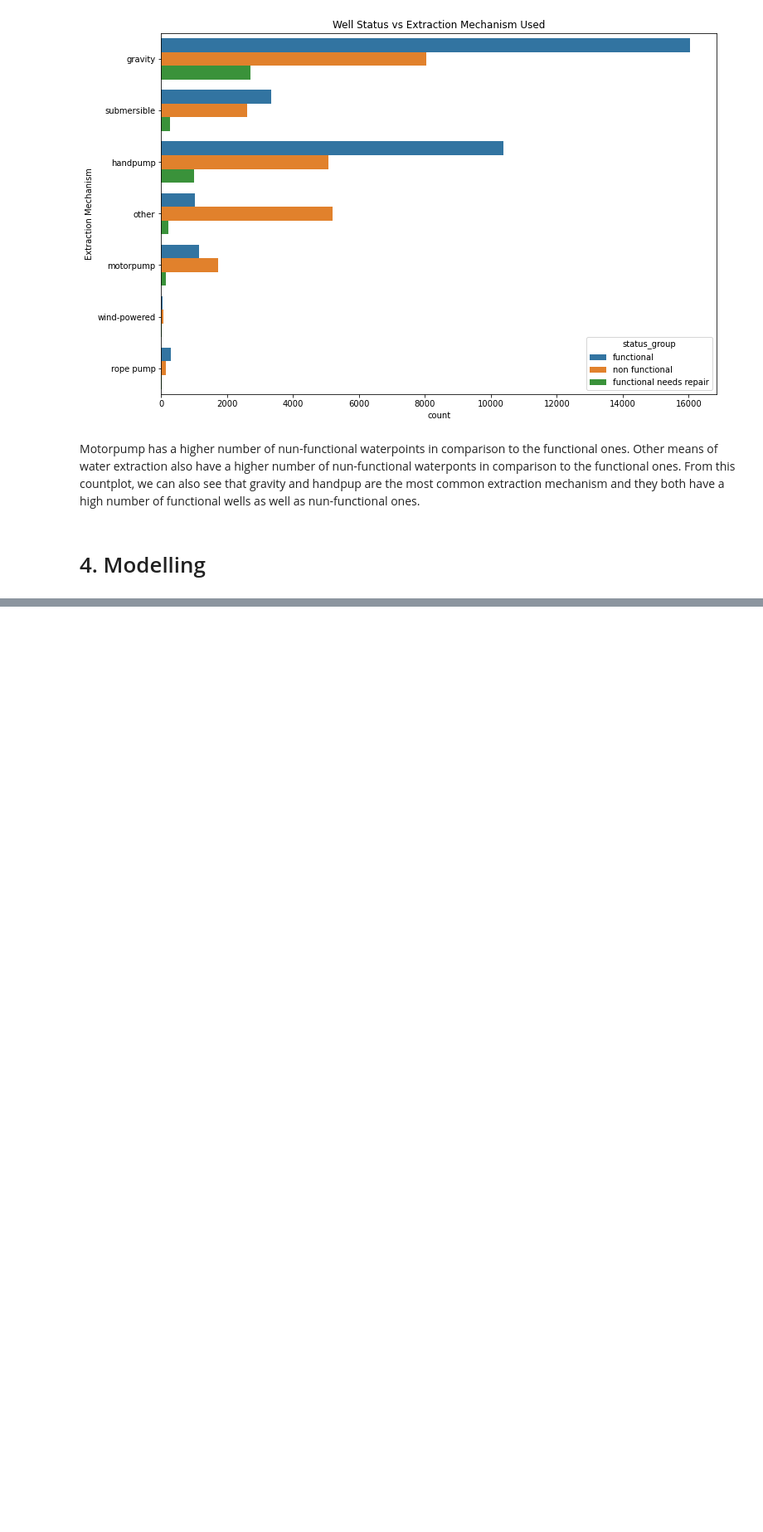
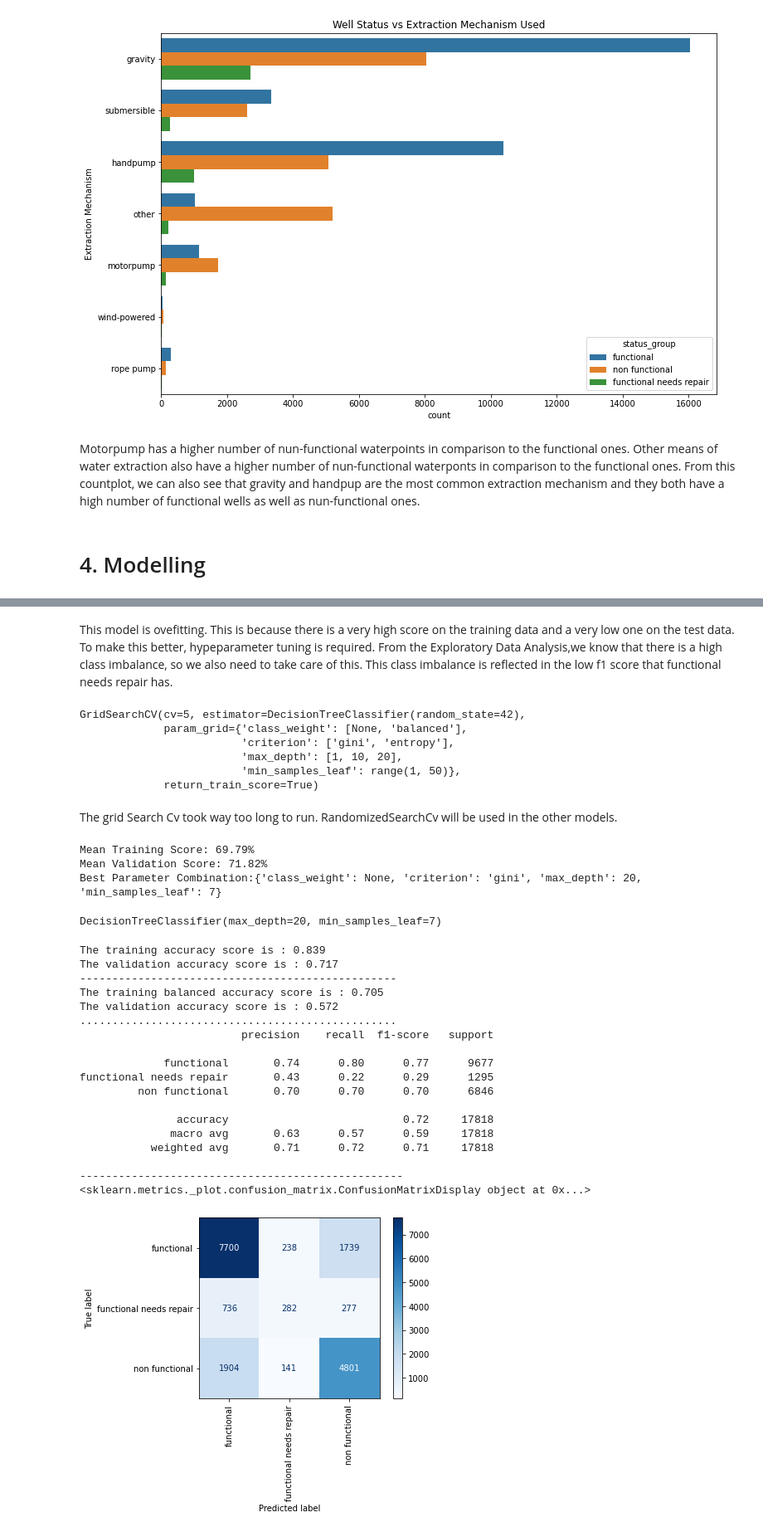
Before and after one commit to OswaldCc/Tanzania-Water-Pump-Status-Prediction, a Jupyter notebook: Tanzania Water Pump Status.ipynb, the cells around one changed output, grey strips where cells are left out. Shown at 83% size. Saved outputs shown, nothing was run; the diff lists cells and outputs as text; code cells hidden in the pictures; blank space fills up the shorter version.

```diff
--- a/Tanzania Water Pump Status.ipynb
+++ b/Tanzania Water Pump Status.ipynb
@@ -648,0 +865,69 @@ Motorpump has a higher number of nun-functional waterpoints in comparison to the
+# %% [markdown]
+This model is ovefitting. This is because there is a very high score on the training data and a very low one on the test data. To make this better, hypeparameter tuning is required. From the Exploratory Data Analysis,we know that there is a high class imbalance, so we also need to take care of this. This class imbalance is reflected in the low f1 score that functional needs repair has.
+# %%
+#specifying tuning parameters
+
+tuning_parameters= {
+            'criterion' : ['gini', 'entropy'],
+            'max_depth': [1,10,20],
+            'min_samples_leaf' : range(1,50),
+            'class_weight' : [None, 'balanced']
+        }
+# %%
+#Instantiating GridSearchCV
+dt_grid_search = GridSearchCV(estimator = baseline, param_grid = tuning_parameters, cv = 5,  return_train_score = True)
+#Fitting
+dt_grid_search.fit(preprocessed_train, y_train)
+# %% [output]
+GridSearchCV(cv=5, estimator=DecisionTreeClassifier(random_state=42),
+             param_grid={'class_weight': [None, 'balanced'],
+                         'criterion': ['gini', 'entropy'],
+                         'max_depth': [1, 10, 20],
+                         'min_samples_leaf': range(1, 50)},
+             return_train_score=True)
+# %% [markdown]
+The grid Search Cv took way too long to run. RandomizedSearchCv will be used in the other models.
+# %%
+grid_search_training_score = dt_grid_search.cv_results_['mean_train_score'].mean()
+
+# Mean test score
+grid_serch_validation_score = dt_grid_search.score(preprocessed_test, y_test)
+
+print(f"Mean Training Score: {grid_search_training_score :.2%}")
+print(f"Mean Validation Score: {grid_serch_validation_score :.2%}")
+print(f"Best Parameter Combination:{dt_grid_search.best_params_}")
+# %% [output]
+Mean Training Score: 69.79%
+Mean Validation Score: 71.82%
+Best Parameter Combination:{'class_weight': None, 'criterion': 'gini', 'max_depth': 20, 'min_samples_leaf': 7}
+# %%
+#Instantiating model with the best parameters
+
+tuned_dt= DecisionTreeClassifier(criterion='gini', max_depth=20,min_samples_leaf=7,class_weight=None)
+
+#Fitting model
+tuned_dt.fit(preprocessed_train, y_train)
+# %% [output]
+DecisionTreeClassifier(max_depth=20, min_samples_leaf=7)
+# %%
+model_eval(tuned_dt, preprocessed_train, y_train,preprocessed_test, y_test)
+# %% [output]
+The training accuracy score is : 0.839
+The validation accuracy score is : 0.717
+-------------------------------------------------
+The training balanced accuracy score is : 0.705
+The validation accuracy score is : 0.572
+.................................................
+                         precision    recall  f1-score   support
+
+             functional       0.74      0.80      0.77      9677
+functional needs repair       0.43      0.22      0.29      1295
+         non functional       0.70      0.70      0.70      6846
+
+               accuracy                           0.72     17818
+              macro avg       0.63      0.57      0.59     17818
+           weighted avg       0.71      0.72      0.71     17818
+
+--------------------------------------------------
+<sklearn.metrics._plot.confusion_matrix.ConfusionMatrixDisplay object at 0x...>
+[figure, added]
```
Also changed, not shown: parts of 34 cells of this notebook.
